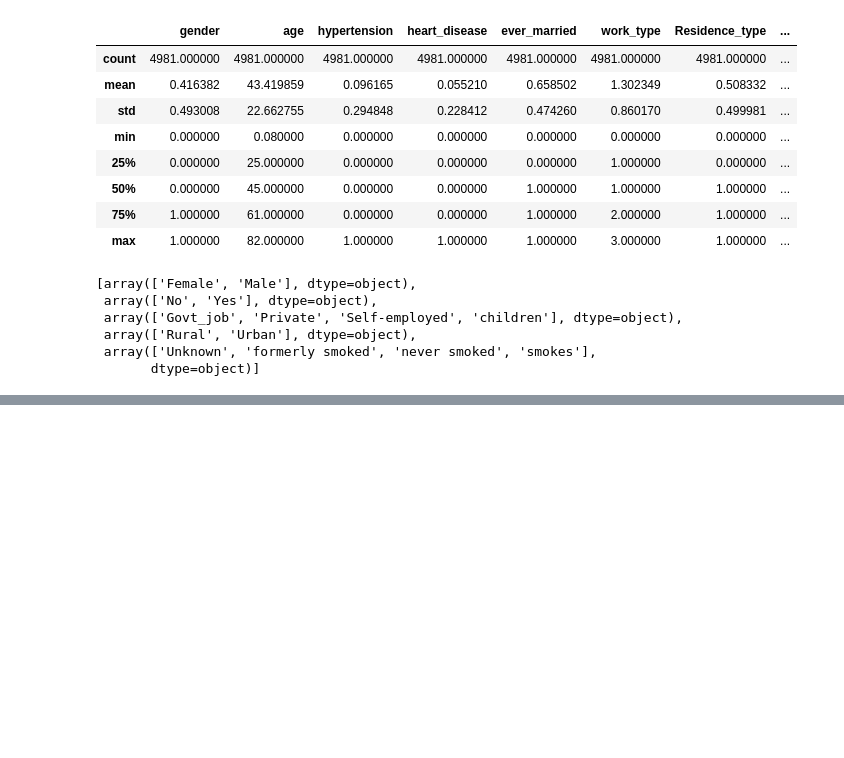
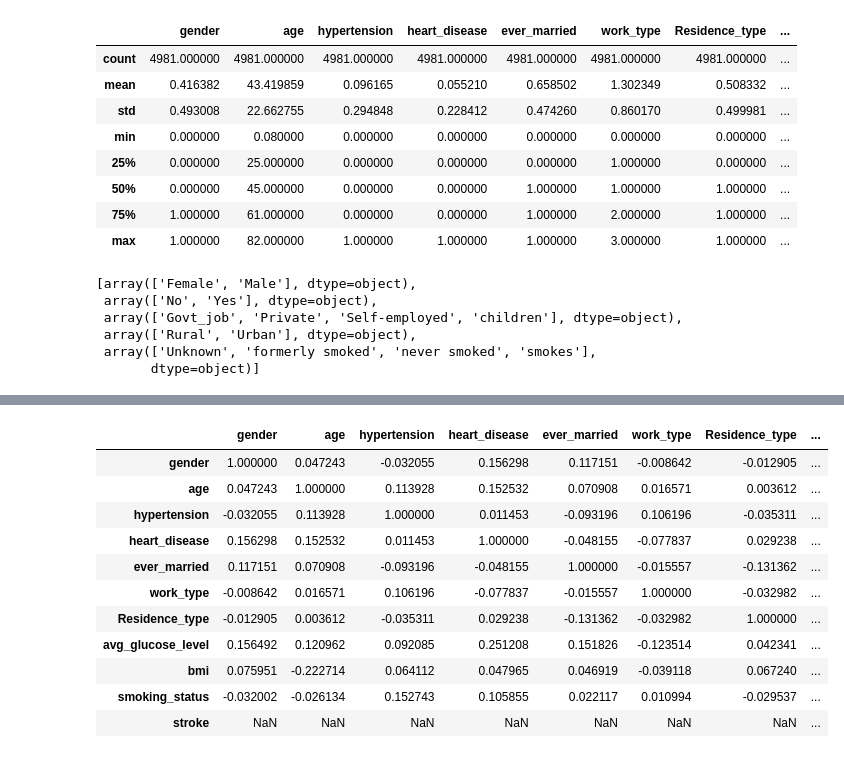
Before and after one commit to KishanBapodra/Brain-Tumor-Detection-ML, a Jupyter notebook: Week 2 - Lab.ipynb, the cells around one changed output, grey strips where cells are left out. Cells and saved outputs as stored; diff of their text form; code cells hidden in the pictures; blank space fills up the shorter version.

```diff
--- a/Week 2 - Lab.ipynb
+++ b/Week 2 - Lab.ipynb
@@ -260,0 +305,3 @@ cat_encoder.categories_
+# %%
+corr_matrix_stroke = stroke.corr()
+corr_matrix_stroke["stroke"].sort_values(ascending=False)
@@ -260,0 +337,15 @@ cat_encoder.categories_
+# %%
+corr_matrix_stroke
+# %% [output]
+|  | gender | age | hypertension | heart_disease | ever_married | work_type | Residence_type | ... |
+| gender | 1.000000 | 0.047243 | -0.032055 | 0.156298 | 0.117151 | -0.008642 | -0.012905 | ... |
+| age | 0.047243 | 1.000000 | 0.113928 | 0.152532 | 0.070908 | 0.016571 | 0.003612 | ... |
+| hypertension | -0.032055 | 0.113928 | 1.000000 | 0.011453 | -0.093196 | 0.106196 | -0.035311 | ... |
+| heart_disease | 0.156298 | 0.152532 | 0.011453 | 1.000000 | -0.048155 | -0.077837 | 0.029238 | ... |
+| ever_married | 0.117151 | 0.070908 | -0.093196 | -0.048155 | 1.000000 | -0.015557 | -0.131362 | ... |
+| work_type | -0.008642 | 0.016571 | 0.106196 | -0.077837 | -0.015557 | 1.000000 | -0.032982 | ... |
+| Residence_type | -0.012905 | 0.003612 | -0.035311 | 0.029238 | -0.131362 | -0.032982 | 1.000000 | ... |
+| avg_glucose_level | 0.156492 | 0.120962 | 0.092085 | 0.251208 | 0.151826 | -0.123514 | 0.042341 | ... |
+| bmi | 0.075951 | -0.222714 | 0.064112 | 0.047965 | 0.046919 | -0.039118 | 0.067240 | ... |
+| smoking_status | -0.032002 | -0.026134 | 0.152743 | 0.105855 | 0.022117 | 0.010994 | -0.029537 | ... |
+| stroke | NaN | NaN | NaN | NaN | NaN | NaN | NaN | ... |
```
Also changed, not shown: parts of 24 cells of this notebook.
